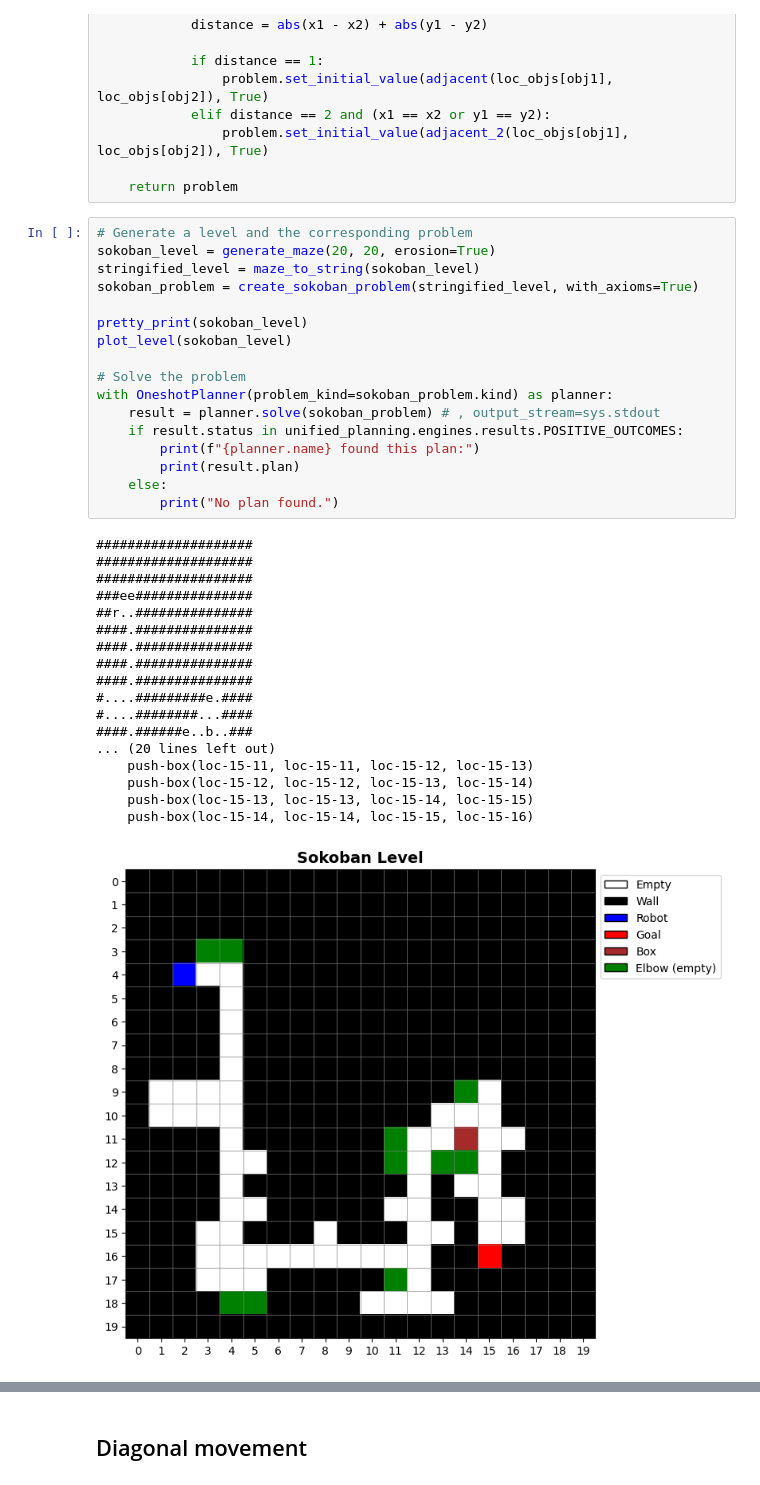
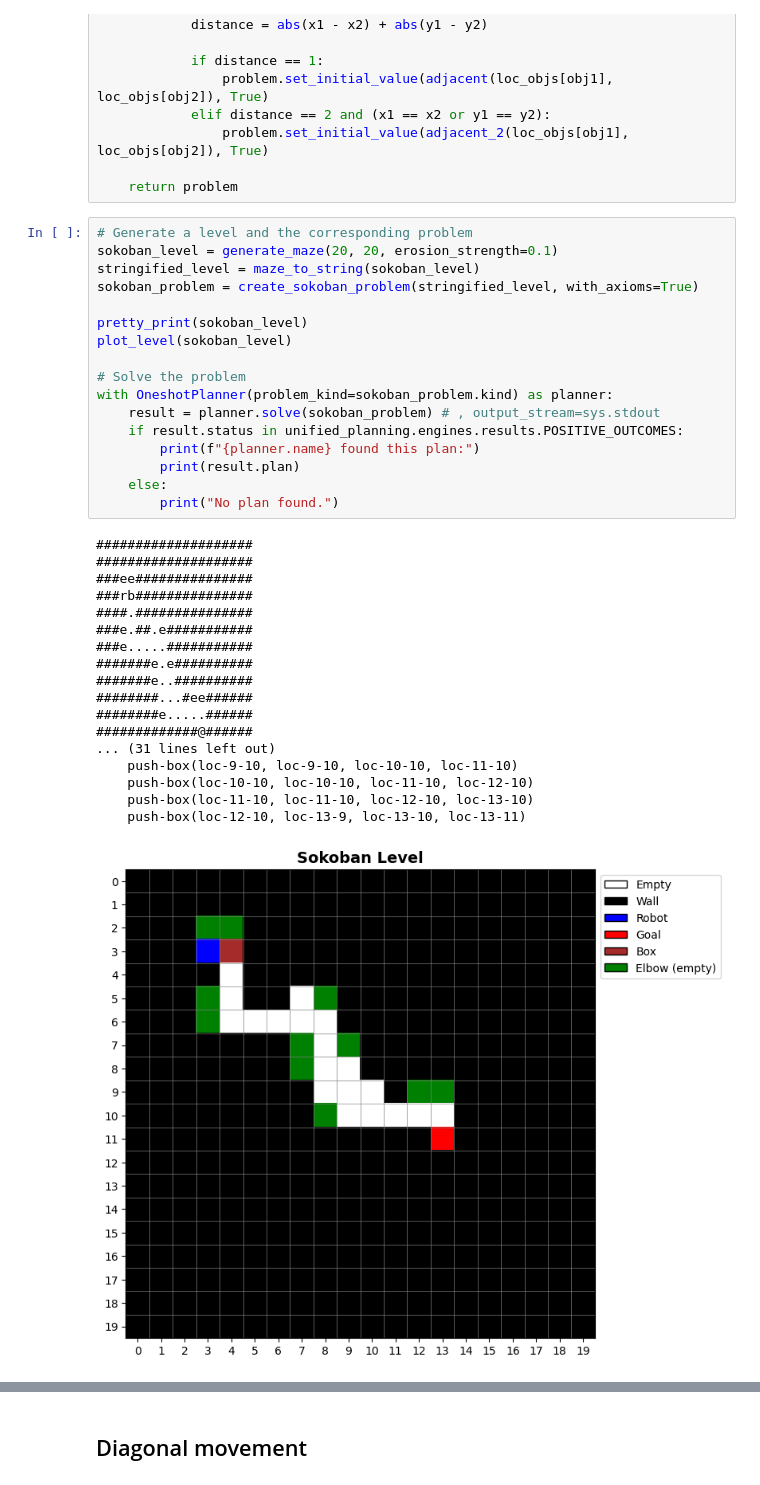
Before and after one commit to FlavioFoxes/colosseum, a Jupyter notebook: src/colosseum/tasks/maze/notebooks/maze_generation.ipynb, the cells around one changed output, grey strips where cells are left out. Saved outputs shown, nothing was run; the diff lists cells and outputs as text.

```diff
--- a/src/colosseum/tasks/maze/notebooks/maze_generation.ipynb
+++ b/src/colosseum/tasks/maze/notebooks/maze_generation.ipynb
@@ -879,40 +950,40 @@ def create_sokoban_problem(level, with_axioms=False):
     return problem
 # %%
 # Generate a level and the corresponding problem
-sokoban_level = generate_maze(20, 20, erosion=True)
+sokoban_level = generate_maze(20, 20, erosion_strength=0.1)
 stringified_level = maze_to_string(sokoban_level)
 sokoban_problem = create_sokoban_problem(stringified_level, with_axioms=True)
 
 pretty_print(sokoban_level)
 plot_level(sokoban_level)
 
 # Solve the problem
 with OneshotPlanner(problem_kind=sokoban_problem.kind) as planner:
     result = planner.solve(sokoban_problem) # , output_stream=sys.stdout
     if result.status in unified_planning.engines.results.POSITIVE_OUTCOMES:
         print(f"{planner.name} found this plan:")
         print(result.plan)
     else:
         print("No plan found.")
 # %% [output]
-####################
 ####################
 ####################
 ###ee###############
-##r..###############
+###rb###############
 ####.###############
-####.###############
-####.###############
-####.###############
-#....#########e.####
-#....########...####
-####.######e..b..###
-... (20 lines left out)
-    push-box(loc-15-11, loc-15-11, loc-15-12, loc-15-13)
-    push-box(loc-15-12, loc-15-12, loc-15-13, loc-15-14)
-    push-box(loc-15-13, loc-15-13, loc-15-14, loc-15-15)
-    push-box(loc-15-14, loc-15-14, loc-15-15, loc-15-16)
+###e.##.e###########
+###e.....###########
+#######e.e##########
+#######e..##########
+########...#ee######
+########e.....######
+#############@######
+... (31 lines left out)
+    push-box(loc-9-10, loc-9-10, loc-10-10, loc-11-10)
+    push-box(loc-10-10, loc-10-10, loc-11-10, loc-12-10)
+    push-box(loc-11-10, loc-11-10, loc-12-10, loc-13-10)
+    push-box(loc-12-10, loc-13-9, loc-13-10, loc-13-11)
-[figure, old version]
+[figure, new version]
 # %% [markdown]
 # Problem extensions
 
```
Also changed, not shown: parts of 28 cells of this notebook.
